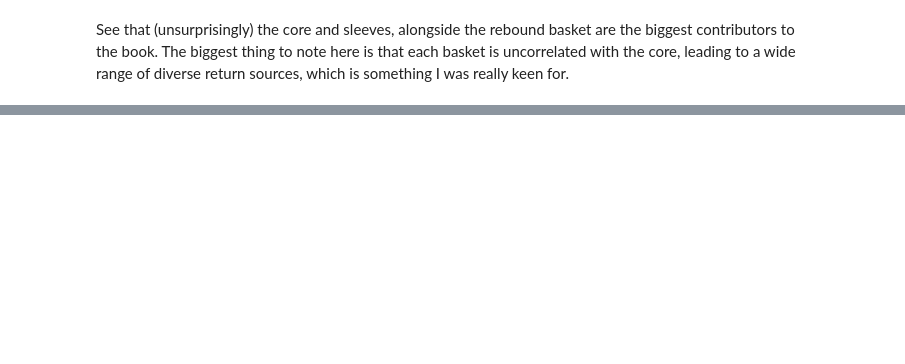
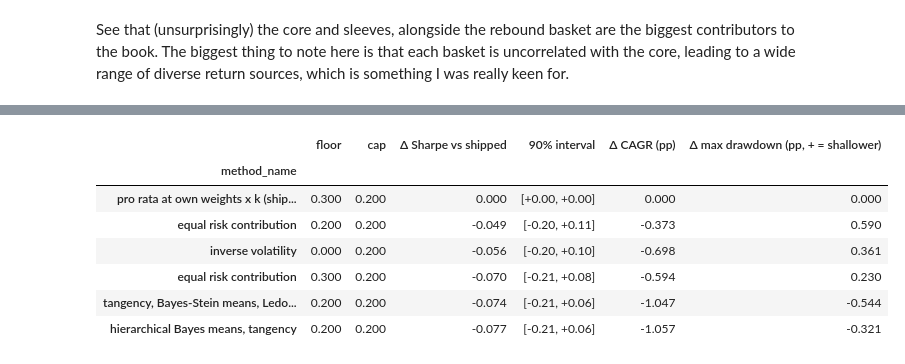
Before and after one commit to oscar-lewis-3333/trading-portfolio, a Jupyter notebook: isa_portfolio/isa_showcase/allocator/showcase.ipynb, the cells around one changed output, grey strips where cells are left out. Cells and saved outputs as stored; diff of their text form; code cells hidden in the pictures; blank space fills up the shorter version.

```diff
--- a/isa_portfolio/isa_showcase/allocator/showcase.ipynb
+++ b/isa_portfolio/isa_showcase/allocator/showcase.ipynb
@@ -105,0 +139,18 @@ See that the shipped method was the best on each metric apart from max drawdown,
+# %%
+t = sp.table("methods_shipped_config.csv").head(6).set_index("method_name")
+base = t.iloc[0]
+diff = pd.DataFrame({"floor": t["floor"], "cap": t["cap"],
+                     "Δ Sharpe vs shipped": t["dsharpe_vs_shipped"],
+                     "90% interval": [f"[{lo:+.2f}, {hi:+.2f}]" for lo, hi in zip(t["dsharpe_lo_90"], t["dsharpe_hi_90"])],
+                     "Δ CAGR (pp)": t["cagr_pct"] - base["cagr_pct"],
+                     "Δ max drawdown (pp, + = shallower)": t["max_drawdown_pct"] - base["max_drawdown_pct"]})
+diff.round(3)
+# %% [output]
+|  | floor | cap | Δ Sharpe vs shipped | 90% interval | Δ CAGR (pp) | Δ max drawdown (pp, + = shallower) |
+| method_name |  |  |  |  |  |  |
+| pro rata at own weights x k (ship... | 0.300 | 0.200 | 0.000 | [+0.00, +0.00] | 0.000 | 0.000 |
+| equal risk contribution | 0.200 | 0.200 | -0.049 | [-0.20, +0.11] | -0.373 | 0.590 |
+| inverse volatility | 0.000 | 0.200 | -0.056 | [-0.20, +0.10] | -0.698 | 0.361 |
+| equal risk contribution | 0.300 | 0.200 | -0.070 | [-0.21, +0.08] | -0.594 | 0.230 |
+| tangency, Bayes-Stein means, Ledo... | 0.200 | 0.200 | -0.074 | [-0.21, +0.06] | -1.047 | -0.544 |
+| hierarchical Bayes means, tangency | 0.200 | 0.200 | -0.077 | [-0.21, +0.06] | -1.057 | -0.321 |
```
Also changed, not shown: parts of 18 cells of this notebook, 15 other files.
